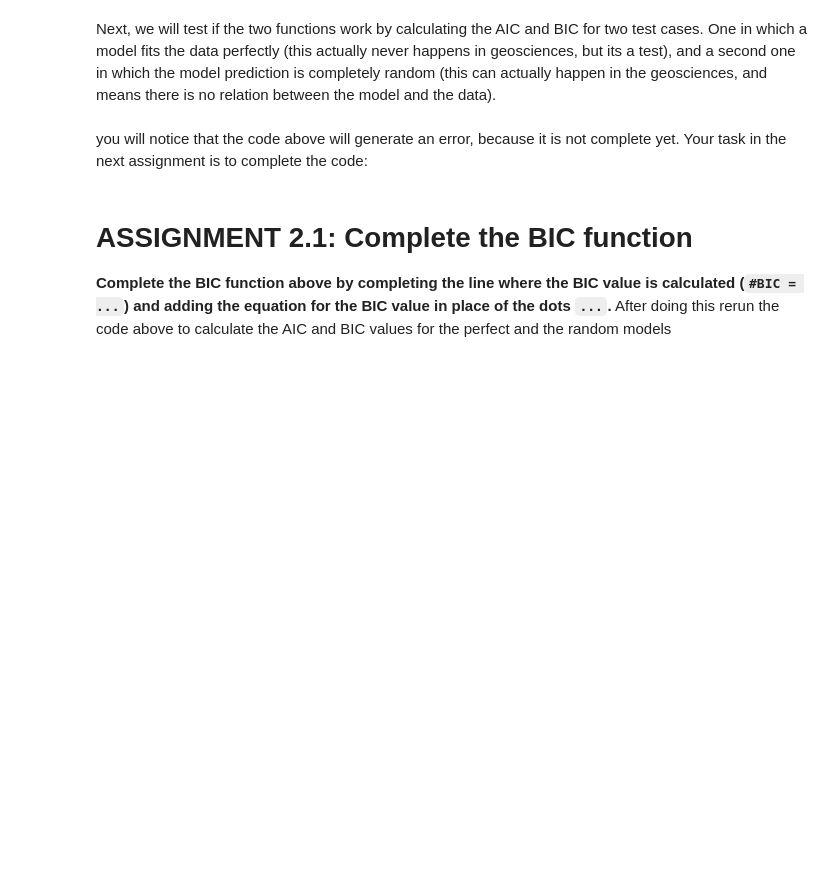
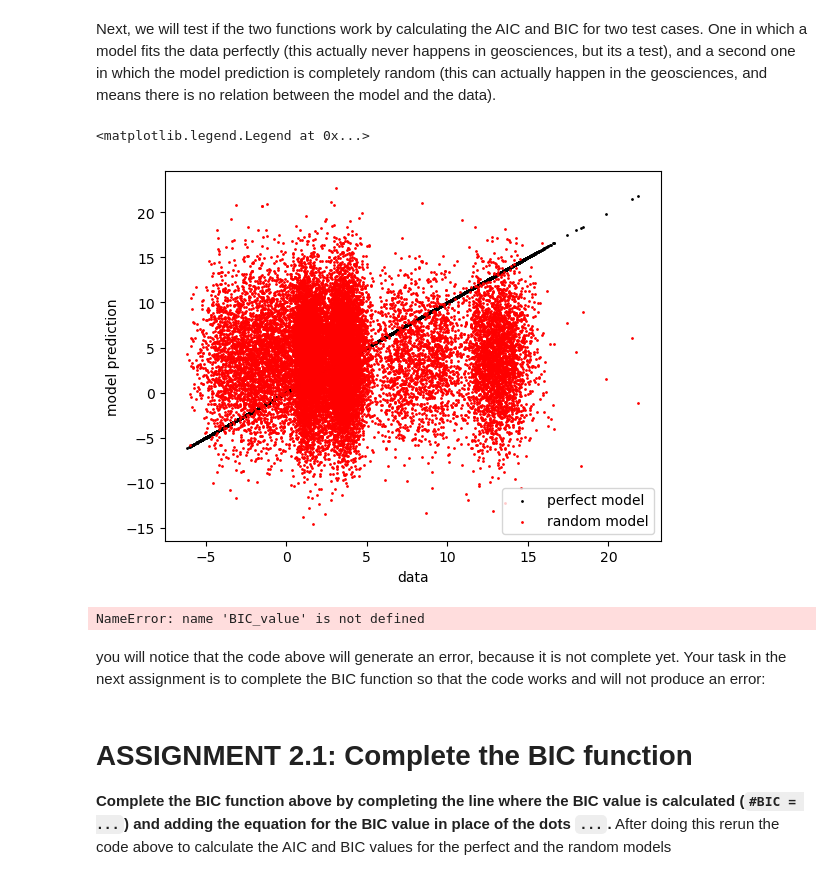
Before and after one commit to ElcoLuijendijk/intro_earth_science_informatics, a Jupyter notebook: exercise_1b.ipynb, the cells around one changed output. Drawn from its saved outputs; the diff is of its cells as text; code cells hidden in the pictures; blank space fills up the shorter version.

Commit message:
added figure for AIC and BIC tests

```diff
--- a/exercise_1b.ipynb
+++ b/exercise_1b.ipynb
@@ -263,8 +273,27 @@ def BIC(data, prediction, number_of_params):
 # %% [markdown]
 Next, we will test if the two functions work by calculating the AIC and BIC for two test cases. One in which a model fits the data perfectly (this actually never happens in geosciences, but its a test), and a second one in which the model prediction is completely random (this can actually happen in the geosciences, and means there is no relation between the model and the data).
+# %%
+perfect_model = dft["dTs"] + 1e-6
+# create a set of random numbers that follow a standard normal (Gaussian) distribution, with the same length as the temperature dataset
+# see here for more info https://numpy.org/doc/2.2/reference/random/index.html#random-quick-start
+rng = np.random.default_rng()
+random_numbers = rng.standard_normal(len(dft))
+
+# multiply with the standard deviation of the temperature data and add the mean of the temperature data
+# np.std(..) calculates the standard deviation, np.mean(..) calculates the mean
+random_model = random_numbers * np.std(dft["dTs"]) + np.mean(dft["dTs"])
+
+fig, ax = pl.subplots(1, 1)
+ax.scatter(dft["dTs"], perfect_model, label="perfect model", color="black", s=1)
+ax.scatter(dft["dTs"], random_model, label="random model", color="red", s=1)
+
+ax.set_xlabel("data")
+ax.set_ylabel("model prediction")
+ax.legend()
+# %% [output]
+<matplotlib.legend.Legend at 0x...>
+[figure, added]
 # %%
-perfect_model = dft["dTs"] + 1e-6
-
 AIC_perfect = AIC(dft["dTs"], perfect_model, 1)
 BIC_perfect = BIC(dft["dTs"], perfect_model, 1)
 
@@ -272,22 +301,16 @@ BIC_perfect = BIC(dft["dTs"], perfect_model, 1)
 print("AIC for the perfect model (lower is better) = ", AIC_perfect)
 print("BIC for the perfect model (lower is better) = ", BIC_perfect)
 
-# create a set of random numbers that follow a standard normal (Gaussian) distribution, with the same length as the temperature dataset
-# see here for more info https://numpy.org/doc/2.2/reference/random/index.html#random-quick-start
-rng = np.random.default_rng()
-random_numbers = rng.standard_normal(len(dft))
-
-# multiply with the standard deviation of the temperature data and add the mean of the temperature data
-# np.std(..) calculates the standard deviation, np.mean(..) calculates the mean
-random_model = random_numbers * np.std(dft["dTs"]) + np.mean(dft["dTs"])
 
 AIC_random = AIC(dft["dTs"], random_model, 1)
 BIC_random = BIC(dft["dTs"], random_model, 1)
 # print the AIC and BIC values below this code block:
 print("AIC for the random model (lower is better) = ", AIC_random)
 print("BIC for the random model (lower is better) = ", BIC_random)
+# %% [output]
+NameError: name 'BIC_value' is not defined
 # %% [markdown]
-you will notice that the code above will generate an error, because it is not complete yet. Your task in the next assignment is to complete the code:
+you will notice that the code above will generate an error, because it is not complete yet. Your task in the next assignment is to complete the BIC function so that the code works and will not produce an error:
 # %% [markdown]
 # ASSIGNMENT 2.1: Complete the BIC function
 
```
Also changed, not shown: parts of 5 cells of this notebook.
